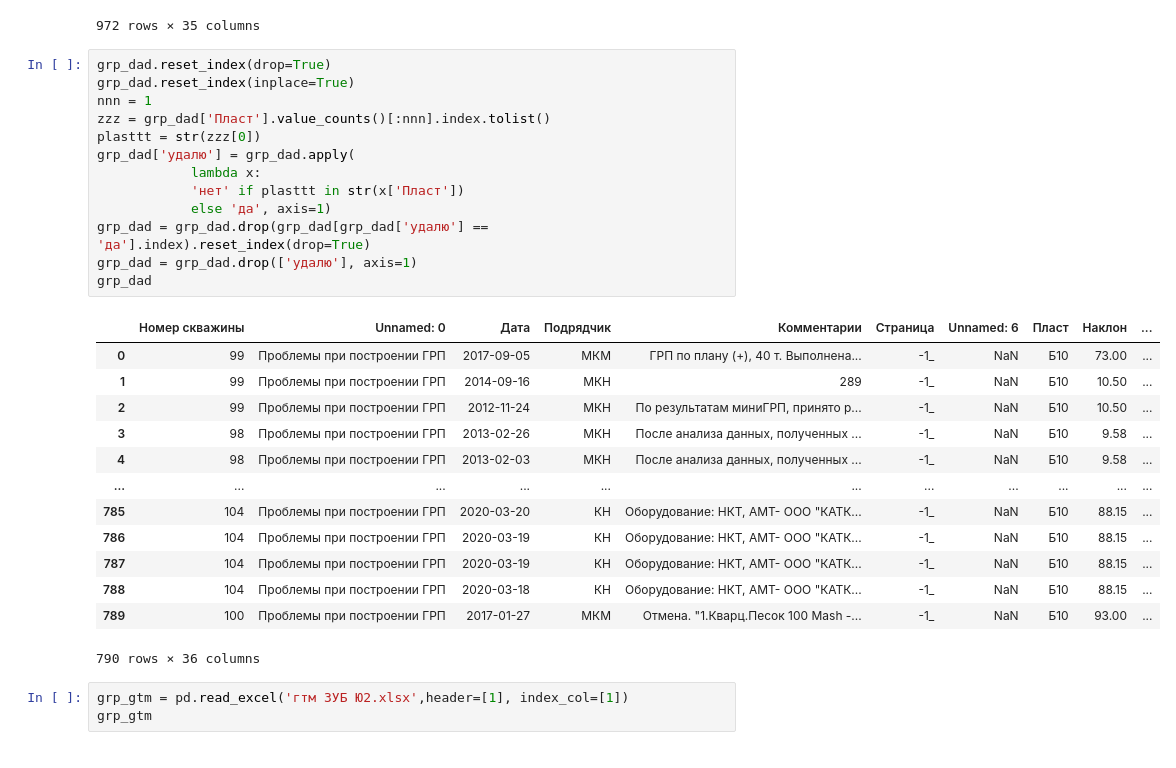
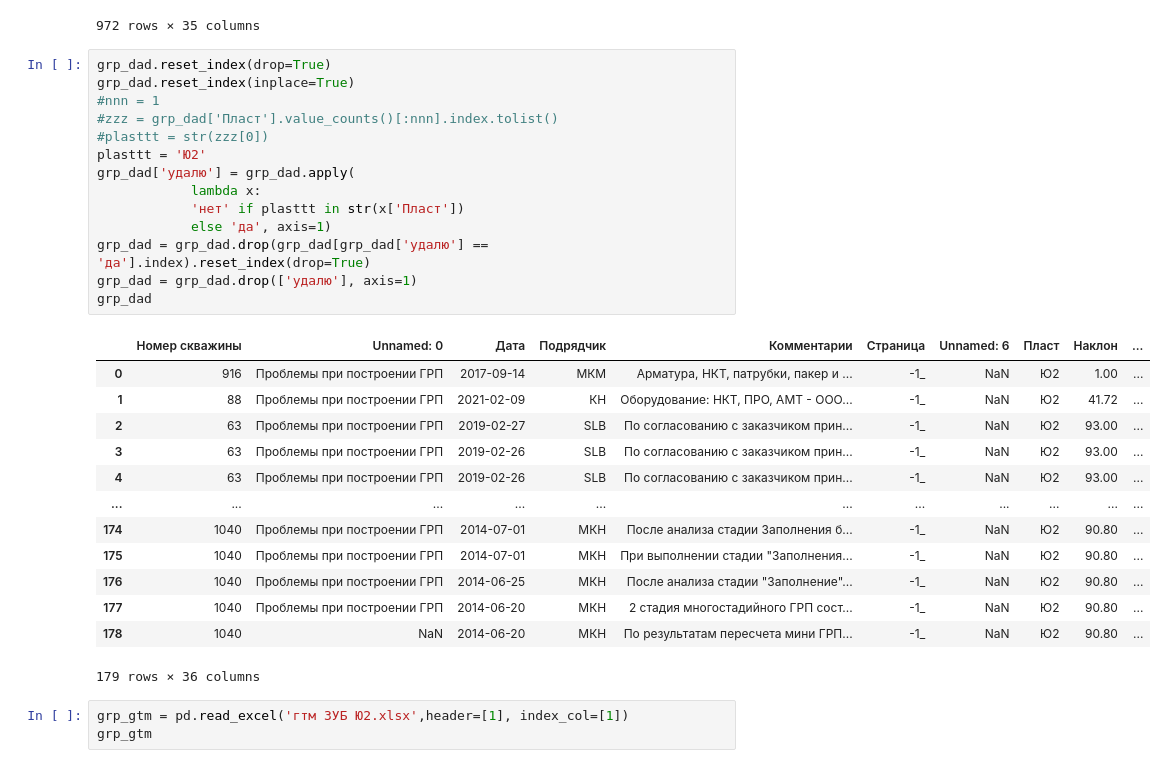
Before and after one commit to lybmvvs/appgazprom2.0, a Jupyter notebook: sdelal vrode.ipynb, the cells around one changed output. Cells and saved outputs as stored; diff of their text form.

```diff
--- a/sdelal vrode.ipynb
+++ b/sdelal vrode.ipynb
@@ -24,30 +24,31 @@ grp_dad
 # %%
 grp_dad.reset_index(drop=True)
 grp_dad.reset_index(inplace=True)
-nnn = 1
-zzz = grp_dad['Пласт'].value_counts()[:nnn].index.tolist()
-plasttt = str(zzz[0])
+#nnn = 1
+#zzz = grp_dad['Пласт'].value_counts()[:nnn].index.tolist()
+#plasttt = str(zzz[0])
+plasttt = 'Ю2'
 grp_dad['удалю'] = grp_dad.apply(
             lambda x:
             'нет' if plasttt in str(x['Пласт'])
             else 'да', axis=1)
 grp_dad = grp_dad.drop(grp_dad[grp_dad['удалю'] == 'да'].index).reset_index(drop=True)
 grp_dad = grp_dad.drop(['удалю'], axis=1)
 grp_dad
 # %% [output]
 |  | Номер скважины | Unnamed: 0 | Дата | Подрядчик | Комментарии | Страница | Unnamed: 6 | Пласт | Наклон | ... |
-| 0 | 99 | Проблемы при построении ГРП | 2017-09-05 | МКМ | ГРП по плану (+), 40 т. Выполнена... | -1_ | NaN | Б10 | 73.00 | ... |
-| 1 | 99 | Проблемы при построении ГРП | 2014-09-16 | МКН | 289 | -1_ | NaN | Б10 | 10.50 | ... |
-| 2 | 99 | Проблемы при построении ГРП | 2012-11-24 | МКН | По результатам миниГРП, принято р... | -1_ | NaN | Б10 | 10.50 | ... |
-| 3 | 98 | Проблемы при построении ГРП | 2013-02-26 | МКН | После анализа данных, полученных ... | -1_ | NaN | Б10 | 9.58 | ... |
-| 4 | 98 | Проблемы при построении ГРП | 2013-02-03 | МКН | После анализа данных, полученных ... | -1_ | NaN | Б10 | 9.58 | ... |
+| 0 | 916 | Проблемы при построении ГРП | 2017-09-14 | МКМ | Арматура, НКТ, патрубки, пакер и ... | -1_ | NaN | Ю2 | 1.00 | ... |
+| 1 | 88 | Проблемы при построении ГРП | 2021-02-09 | КН | Оборудование: НКТ, ПРО, АМТ - ООО... | -1_ | NaN | Ю2 | 41.72 | ... |
+| 2 | 63 | Проблемы при построении ГРП | 2019-02-27 | SLB | По согласованию с заказчиком прин... | -1_ | NaN | Ю2 | 93.00 | ... |
+| 3 | 63 | Проблемы при построении ГРП | 2019-02-26 | SLB | По согласованию с заказчиком прин... | -1_ | NaN | Ю2 | 93.00 | ... |
+| 4 | 63 | Проблемы при построении ГРП | 2019-02-26 | SLB | По согласованию с заказчиком прин... | -1_ | NaN | Ю2 | 93.00 | ... |
 | ... | ... | ... | ... | ... | ... | ... | ... | ... | ... | ... |
-| 785 | 104 | Проблемы при построении ГРП | 2020-03-20 | КН | Оборудование: НКТ, АМТ- ООО "КАТК... | -1_ | NaN | Б10 | 88.15 | ... |
-| 786 | 104 | Проблемы при построении ГРП | 2020-03-19 | КН | Оборудование: НКТ, АМТ- ООО "КАТК... | -1_ | NaN | Б10 | 88.15 | ... |
-| 787 | 104 | Проблемы при построении ГРП | 2020-03-19 | КН | Оборудование: НКТ, АМТ- ООО "КАТК... | -1_ | NaN | Б10 | 88.15 | ... |
-| 788 | 104 | Проблемы при построении ГРП | 2020-03-18 | КН | Оборудование: НКТ, АМТ- ООО "КАТК... | -1_ | NaN | Б10 | 88.15 | ... |
-| 789 | 100 | Проблемы при построении ГРП | 2017-01-27 | МКМ | Отмена. "1.Кварц.Песок 100 Mash -... | -1_ | NaN | Б10 | 93.00 | ... |
+| 174 | 1040 | Проблемы при построении ГРП | 2014-07-01 | МКН | После анализа стадии Заполнения б... | -1_ | NaN | Ю2 | 90.80 | ... |
+| 175 | 1040 | Проблемы при построении ГРП | 2014-07-01 | МКН | При выполнении стадии "Заполнения... | -1_ | NaN | Ю2 | 90.80 | ... |
+| 176 | 1040 | Проблемы при построении ГРП | 2014-06-25 | МКН | После анализа стадии "Заполнение"... | -1_ | NaN | Ю2 | 90.80 | ... |
+| 177 | 1040 | Проблемы при построении ГРП | 2014-06-20 | МКН | 2 стадия многостадийного ГРП сост... | -1_ | NaN | Ю2 | 90.80 | ... |
+| 178 | 1040 | NaN | 2014-06-20 | МКН | По результатам пересчета мини ГРП... | -1_ | NaN | Ю2 | 90.80 | ... |
-790 rows × 36 columns
+179 rows × 36 columns
 # %%
 grp_gtm = pd.read_excel('гтм ЗУБ Ю2.xlsx',header=[1], index_col=[1])
 grp_gtm
```
Also changed, not shown: parts of 40 cells of this notebook, 1 other file.
